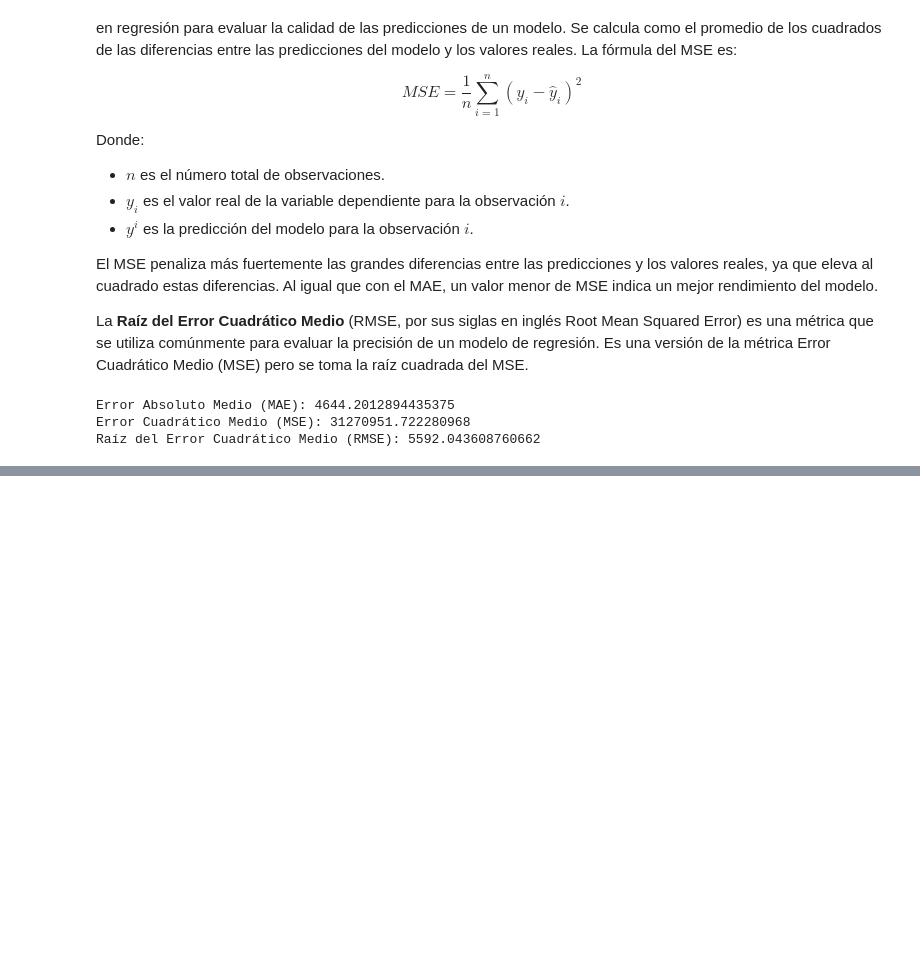
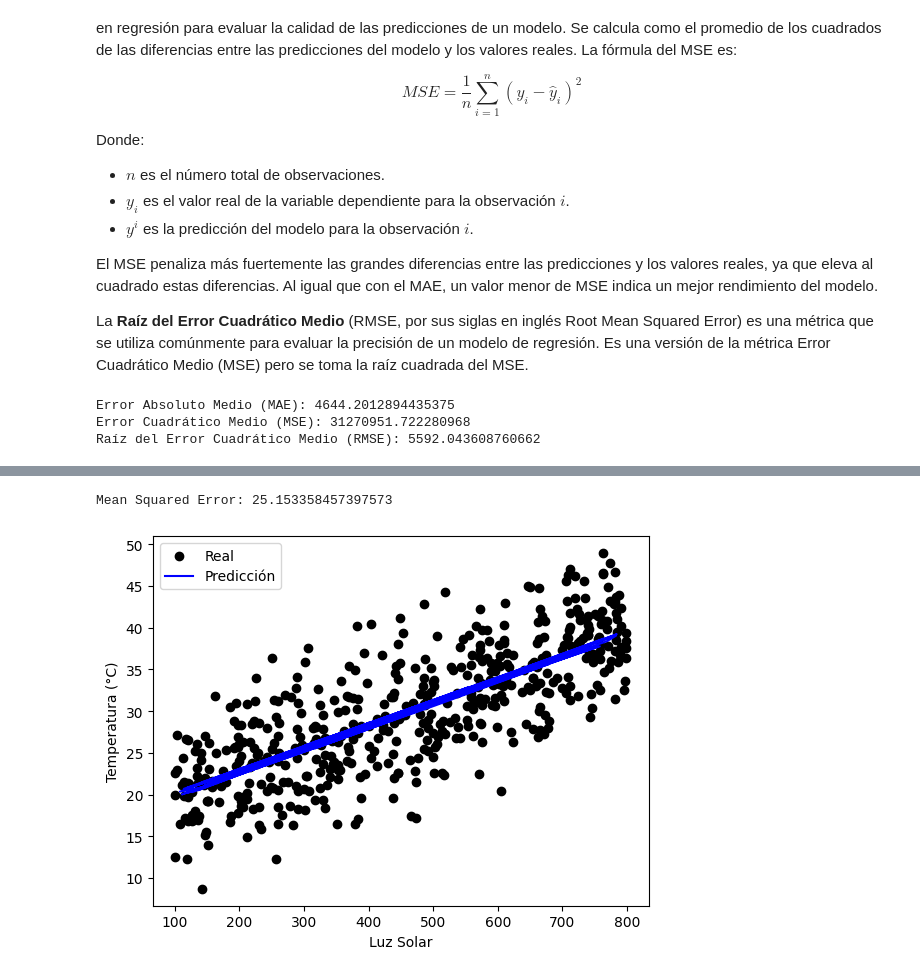
Before and after one commit to jsuarez314/DLPythonFUA_school, a Jupyter notebook: MÓDULO 2 - Matemáticas para IA.ipynb, the cells around one changed output, grey strips where cells are left out. Cells and saved outputs as stored; diff of their text form; code cells hidden in the pictures; blank space fills up the shorter version.

```diff
--- a/MÓDULO 2 - Matemáticas para IA.ipynb
+++ b/MÓDULO 2 - Matemáticas para IA.ipynb
@@ -1315,0 +1518,13 @@ Raíz del Error Cuadrático Medio (RMSE): 5592.043608760662
+# %%
+import pandas as pd
+from sklearn.linear_model import LinearRegression
+from sklearn.metrics import mean_squared_error
+
+# Cargar el conjunto de datos (cambiar por tu conjunto de datos)
+# Ejemplo usando el conjunto de datos de wine quality de scikit-learn
+from sklearn.datasets import load_wine
+data = load_wine()
+df = pd.DataFrame(data.data, columns=data.feature_names)
+df['target'] = data.target
+
+df
@@ -1337,0 +1647,35 @@ Ambos tipos de regresión son herramientas poderosas para analizar y predecir re
+# %%
+from sklearn.model_selection import train_test_split
+from sklearn.linear_model import LinearRegression
+from sklearn.metrics import mean_squared_error
+
+df = pd.read_csv('../data/Solar_Temp.csv')
+
+# Separar características (X) y variable objetivo (y)
+X = df[['LuzSolar', 'Humedad']]
+y = df['Temperatura']
+
+# Dividir el conjunto de datos en entrenamiento y prueba
+X_train, X_test, y_train, y_test = train_test_split(X, y, test_size=0.2, random_state=42)
+
+# Crear y ajustar el modelo de regresión lineal
+model = LinearRegression()
+model.fit(X_train, y_train)
+
+# Realizar predicciones en el conjunto de prueba
+y_pred = model.predict(X_test)
+
+# Evaluar el rendimiento del modelo
+mse = mean_squared_error(y_test, y_pred)
+print(f'Mean Squared Error: {mse}')
+
+# Visualizar las predicciones contra los valores reales en el conjunto de prueba
+pl.scatter(data['LuzSolar'], data['Temperatura'], color='black', label='Real')
+pl.plot(X_test['LuzSolar'], y_pred, color='blue', label='Predicción')
+pl.xlabel('Luz Solar')
+pl.ylabel('Temperatura (°C)')
+pl.legend()
+pl.show()
+# %% [output]
+Mean Squared Error: 25.153358457397573
+[figure, added]
```
Also changed, not shown: parts of 33 cells of this notebook.
